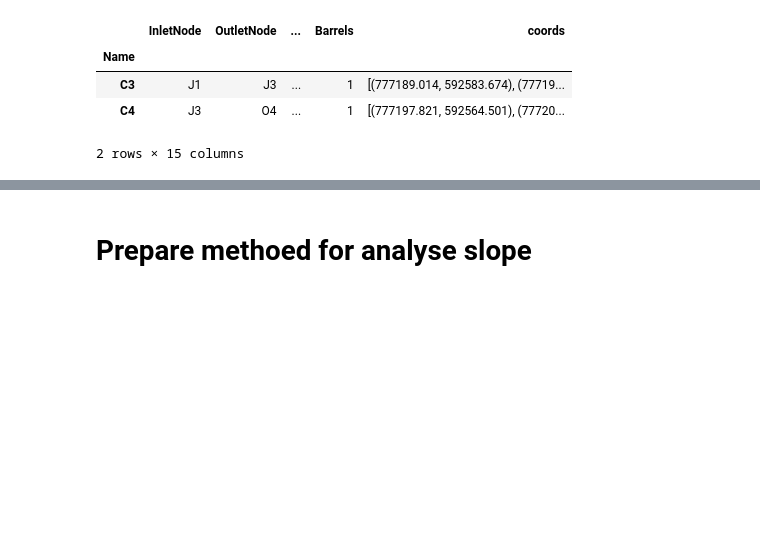
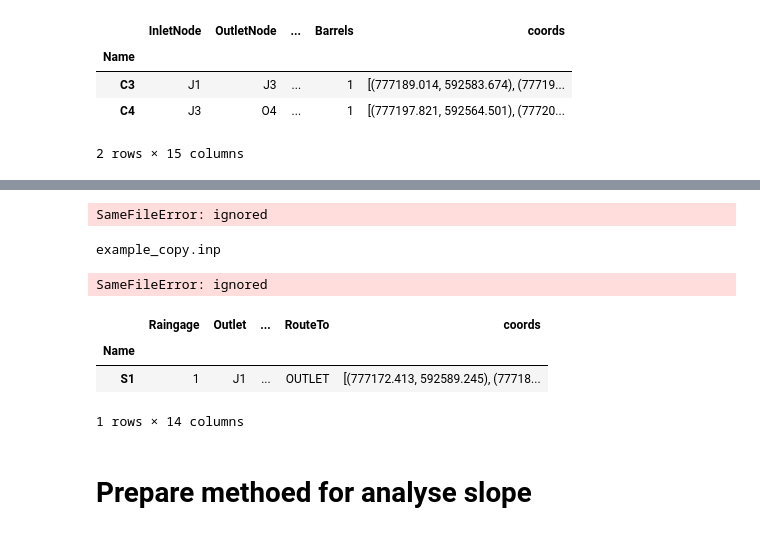
Before and after one commit to BuczynskiRafal/pipe_calculations, a Jupyter notebook: Catchments.ipynb, the cells around one changed output, grey strips where cells are left out. Cells and saved outputs as stored; diff of their text form; code cells hidden in the pictures; blank space fills up the shorter version.

```diff
--- a/Catchments.ipynb
+++ b/Catchments.ipynb
@@ -58 +71,39 @@ df_subcatchments[:2]
 1 rows × 14 columns
+# %%
+''' PySWMM doesn't allow to set percent imprevious parameter.
+It's important to check impact this feature on runoff.
+This is the reason to overide imprevious value in dataftame
+and overwrite model with new data.
+'''
+def overide_percent_imprevious(value: float, subcatchment_id: str, file_path: str = 'example_copy.inp') -> None:
+    baseline = swmmio.Model(file_path)
+    #create a dataframe of the model's subcatchments
+    subcatchments = baseline.inp.subcatchments
+
+    # subcatchments = model.subcatchments.dataframe
+    subcatchments.loc[subcatchment_id, "PercImperv"] = value
+
+    #add the current subcatchments data to the model
+    baseline.inp.subcatchments = subcatchments
+    return baseline
+
+baseline = overide_percent_imprevious(value=15, subcatchment_id="S1")
+baseline.inp.name = 'example'
+newfilepath = os.path.join(baseline.inp.name + "_" + 'copy' + '.inp')
+baseline.inp.save(newfilepath)
+# %% [output]
+SameFileError: ignored
+# %%
+model = swmmio.Model(file_path)
+# %% [output]
+example_copy.inp
+SameFileError: ignored
+# %%
+model = swmmio.Model(file_path)
+df_subcatchments = model.subcatchments.dataframe
+df_subcatchments.head()
+# %% [output]
+|  | Raingage | Outlet | ... | RouteTo | coords |
+| Name |  |  |  |  |  |
+| S1 | 1 | J1 | ... | OUTLET | [(777172.413, 592589.245), (77718... |
+1 rows × 14 columns
```
Also changed, not shown: parts of 7 cells of this notebook.
